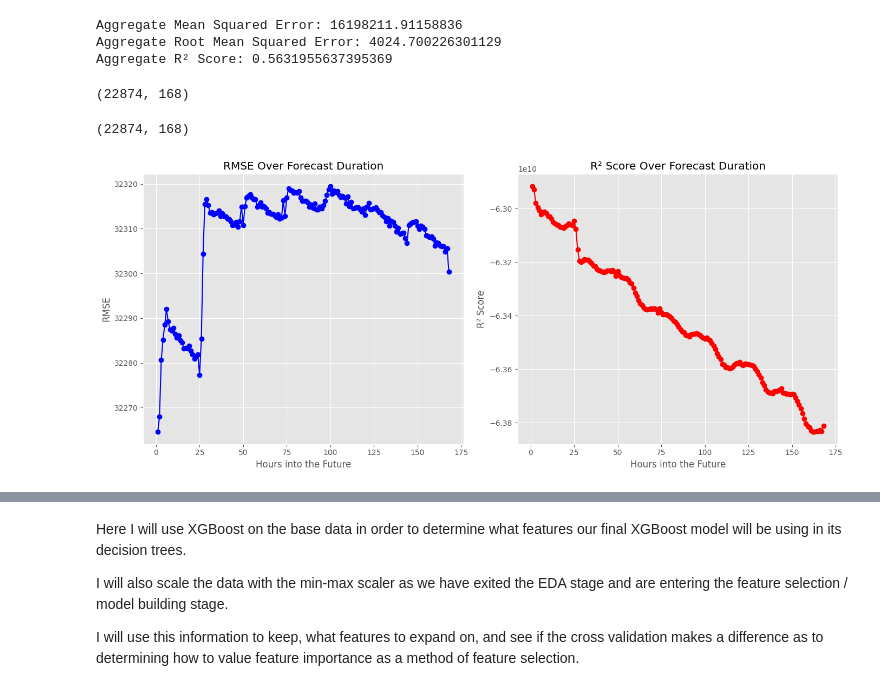
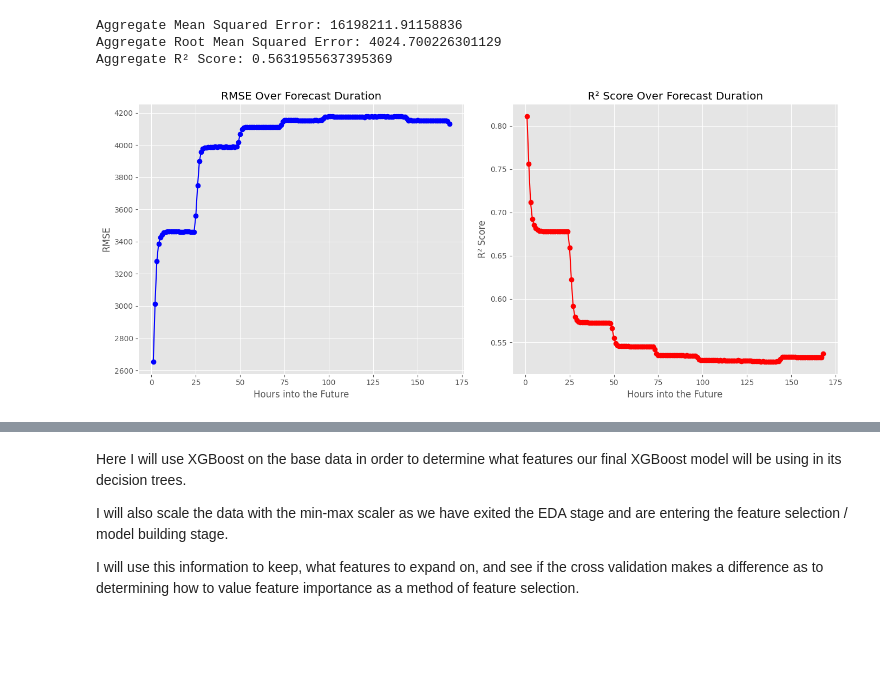
Before and after one commit to VitzJ/PJM-Hourly-Energy-Consumption-Forecasting-through-Machine-Learning, a Jupyter notebook: PJM_Load_Forecasting_ML_Final_Project_EDA_+_XGB_focus_file.ipynb, the cells around one changed output, grey strips where cells are left out. Drawn from its saved outputs; the diff is of its cells as text; code cells hidden in the pictures; blank space fills up the shorter version.

```diff
--- a/PJM_Load_Forecasting_ML_Final_Project_EDA_+_XGB_focus_file.ipynb
+++ b/PJM_Load_Forecasting_ML_Final_Project_EDA_+_XGB_focus_file.ipynb
@@ -1807,44 +1886,44 @@ Aggregate Root Mean Squared Error: 4024.700226301129
 Aggregate R² Score: 0.5631955637395369
 # %%
 y_pred_XGB_reg1_rescaled = y_pred_XGB_reg1_rescaled.reshape(XGB_test_y.shape)
-y_test_XGB_reg1_rescaled = XGB_test_y_flat.reshape(XGB_test_y.shape)
+y_test_XGB_reg1_rescaled = y_test_XGB_reg1_rescaled.reshape(XGB_test_y.shape)
-# %%
-y_pred_XGB_reg1_rescaled.shape
-# %% [output]
-(22874, 168)
-# %%
-y_test_XGB_reg1_rescaled.shape
-# %% [output]
-(22874, 168)
-# %%
-import matplotlib.pyplot as plt
-import numpy as np
-
-# Calculate RMSE and R2 for each forecast hour
-rmse_scores_XGB_reg1 = [np.sqrt(mean_squared_error(y_test_XGB_reg1_rescaled[:, i],
-                                          y_pred_XGB_reg1_rescaled[:, i])) for i in range(y_pred_XGB_reg1_rescaled.shape[1])]
-
-r2_scores_XGB_reg1 = [r2_score(y_test_XGB_reg1_rescaled[:, i],
-                      y_pred_XGB_reg1_rescaled[:, i]) for i in range(y_pred_XGB_reg1_rescaled.shape[1])]
-
-# Plotting the results
-hours_XGB_reg1 = np.arange(1, y_pred_XGB_reg1_rescaled.shape[1] + 1)
-plt.figure(figsize=(14, 6))
-
-plt.subplot(1, 2, 1)
-plt.plot(hours_XGB_reg1, rmse_scores_XGB_reg1, marker='o', linestyle='-', color='b')
-plt.title('RMSE Over Forecast Duration')
-plt.xlabel('Hours into the Future')
-plt.ylabel('RMSE')
-
-plt.subplot(1, 2, 2)
-plt.plot(hours_XGB_reg1, r2_scores_XGB_reg1, marker='o', linestyle='-', color='r')
-plt.title('R² Score Over Forecast Duration')
-plt.xlabel('Hours into the Future')
-plt.ylabel('R² Score')
-
-plt.tight_layout()
-plt.show()
-# %% [output]
-[figure, removed]
+# %%
+import matplotlib.pyplot as plt
+import numpy as np
+
+# enter re-scaled data to return forecast
+# y_test_XGB_reg1_rescaled, y_pred_XGB_reg1_rescaled
+
+def plot_RMSE_R2(y_test_rescaled, y_pred_rescaled):
+
+    # Calculate RMSE and R2 for each forecast hour
+    rmse_scores_XGB_reg1 = [np.sqrt(mean_squared_error(y_test_rescaled[:, i],
+                                              y_pred_rescaled[:, i])) for i in range(y_pred_rescaled.shape[1])]
+
+    r2_scores_XGB_reg1 = [r2_score(y_test_rescaled[:, i], y_pred_rescaled[:, i]) for i in range(y_pred_rescaled.shape[1])]
+
+    # Plotting the results
+    hours_XGB_reg1 = np.arange(1, y_pred_rescaled.shape[1] + 1)
+    plt.figure(figsize=(14, 6))
+
+    plt.subplot(1, 2, 1)
+    plt.plot(hours_XGB_reg1, rmse_scores_XGB_reg1, marker='o', linestyle='-', color='b')
+    plt.title('RMSE Over Forecast Duration')
+    plt.xlabel('Hours into the Future')
+    plt.ylabel('RMSE')
+
+    plt.subplot(1, 2, 2)
+    plt.plot(hours_XGB_reg1, r2_scores_XGB_reg1, marker='o', linestyle='-', color='r')
+    plt.title('R² Score Over Forecast Duration')
+    plt.xlabel('Hours into the Future')
+    plt.ylabel('R² Score')
+
+    plt.tight_layout()
+    plt.show()
+
+    return
+
+plot_RMSE_R2(y_test_XGB_reg1_rescaled, y_pred_XGB_reg1_rescaled)
+# %% [output]
+[figure, added]
 # %% [markdown]
```
Also changed, not shown: parts of 85 cells of this notebook.
